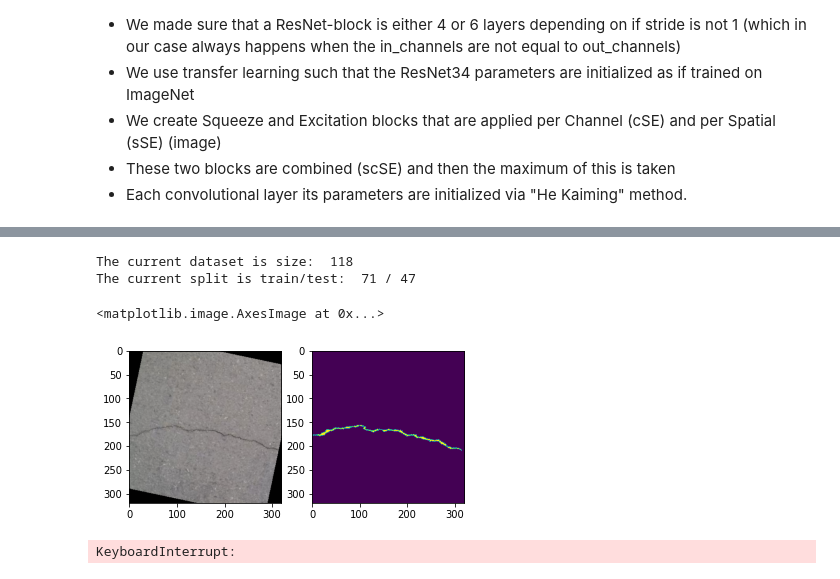
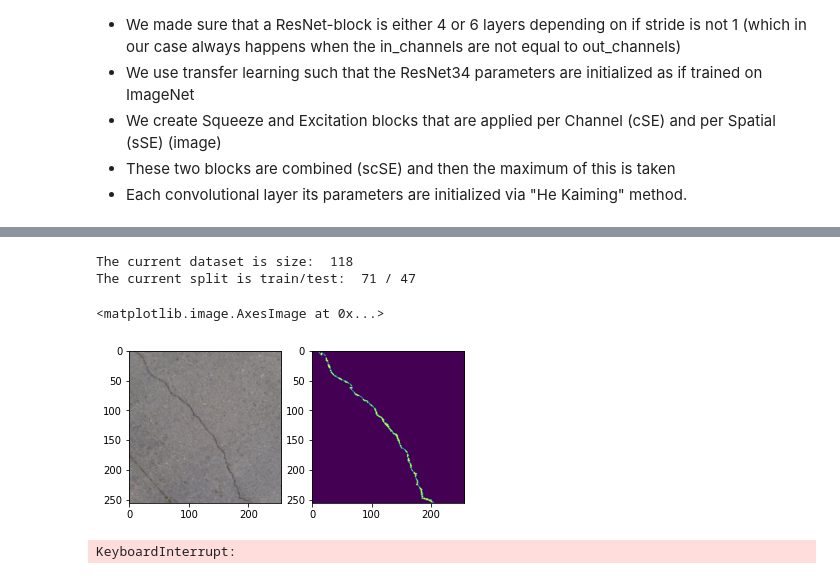
Before and after one commit to sjoerdvandenbos/deeplearning_reproducibility, a Jupyter notebook: DL_reproduction_paper.ipynb, the cells around one changed output, grey strips where cells are left out. Drawn from its saved outputs; the diff is of its cells as text; code cells hidden in the pictures.

Commit message:
Made transformations according to paper

```diff
--- a/DL_reproduction_paper.ipynb
+++ b/DL_reproduction_paper.ipynb
@@ -49,9 +49,15 @@ from datasets.CFD.CFDdata import CFD
 
 current_path = os.path.abspath(os.getcwd())
 
+resize_image = (256, 384)
+crop_image = 256
+
 shared_transforms = [
-    transforms.RandomResizedCrop(320, ratio=(1, 1)),
+    transforms.Resize(resize_image),
+    transforms.RandomCrop(crop_image),
+    transforms.Pad(200, padding_mode='reflect'),
     transforms.RandomRotation((0,360)),
+    transforms.CenterCrop(crop_image),
     transforms.RandomHorizontalFlip(),
     transforms.RandomVerticalFlip(),
 ]
@@ -75,34 +81,34 @@ test_loader = DataLoader(test_data, batch_size=47)
 
 ## Dataloader debugging
 print("The current dataset is size: ", len(dataset),
 "\nThe current split is train/test: ", len(train_loader.dataset), "/", len(test_loader.dataset))
 # ----------------------------
 import matplotlib.pyplot as plt
 import matplotlib.image as mpimg
 import numpy as np
 import torchvision
 
 import traceback
 try:
     image, label = dataset[6]
 except Exception:
     traceback.print_exc()
 
 image = transforms.ToPILImage()(image)
 label = transforms.ToPILImage()(label)
 
 #subplot(r,c) provide the no. of rows and columns
 f, axarr = plt.subplots(1,2)
 
 # use the created array to output your multiple images. In this case I have stacked 4 images vertically
 axarr[0].imshow(image)
 axarr[1].imshow(label)
 # # ----------------------------
 # %% [output]
 The current dataset is size:  118
 The current split is train/test:  71 / 47
 <matplotlib.image.AxesImage at 0x...>
-[figure, old version]
+[figure, new version]
 # %%
 def evaluate_accuracy(data_loader, network, device=torch.device("cpu")):
     """Evaluate accuracy of a model on the given data set."""
```
